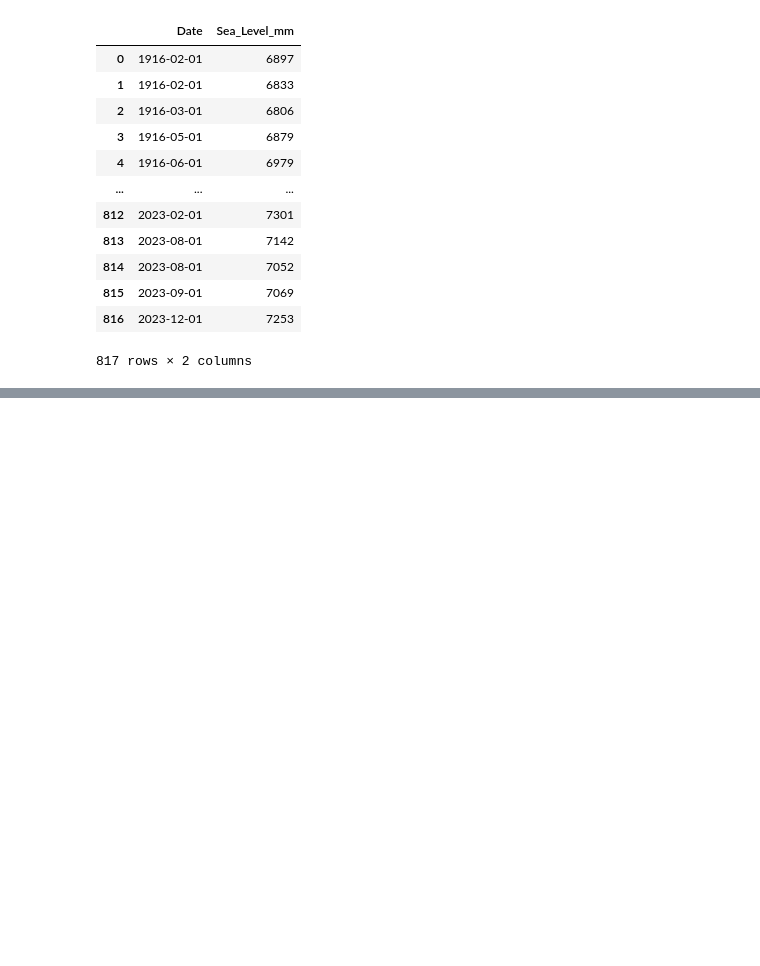
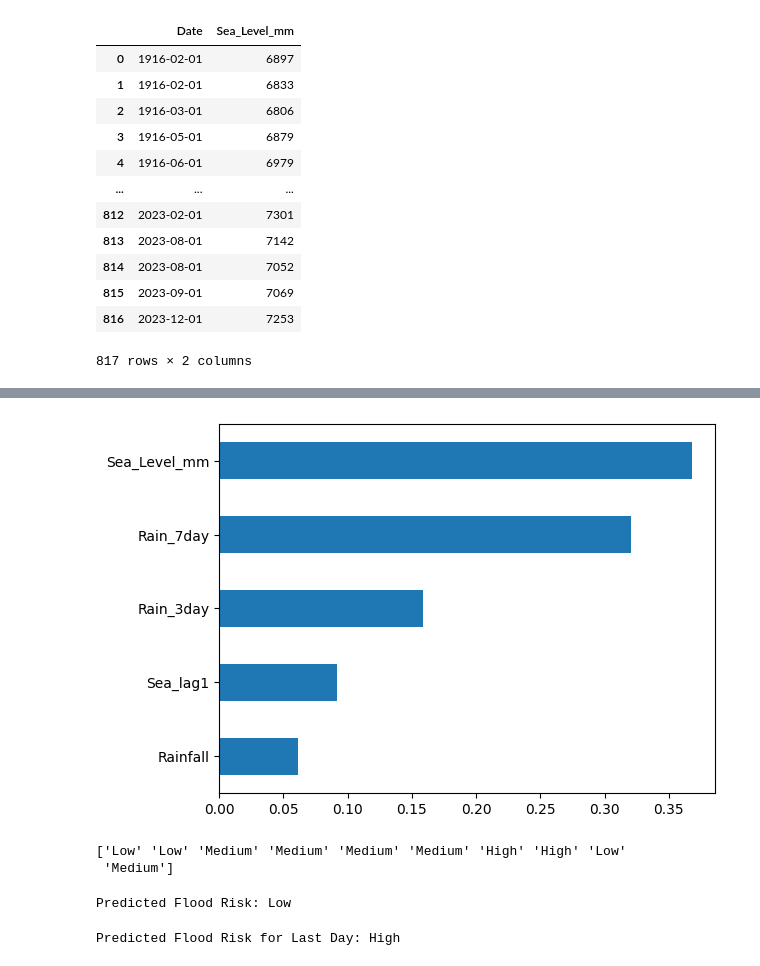
Before and after one commit to Hariharan-codeWorld/Coastal-prediction, a Jupyter notebook: main.ipynb, the cells around one changed output, grey strips where cells are left out. Drawn from its saved outputs; the diff is of its cells as text; code cells hidden in the pictures; blank space fills up the shorter version.

Commit message:
Second time cleaning the dataset but this time in a proper manner

```diff
--- a/main.ipynb
+++ b/main.ipynb
@@ -137,0 +203,39 @@ sea
+# %%
+merged["Risk_Class"] = pd.qcut(
+    merged["Flood_Risk_Index"],
+    q=3,
+    labels=["Low", "Medium", "High"]
+)
+# %%
+from sklearn.ensemble import RandomForestClassifier
+from sklearn.metrics import classification_report, confusion_matrix
+
+# Features and target
+X = merged[["Rainfall", "Rain_3day", "Rain_7day", "Sea_Level_mm", "Sea_lag1"]]
+y = merged["Risk_Class"]
+merged["Rain_Intensity"] = merged["Rain_3day"] / (merged["Rain_7day"] + 1)
+
+# Time-based split (80% train, 20% test)
+split_index = int(len(X) * 0.8)
+
+X_train = X.iloc[:split_index]
+X_test = X.iloc[split_index:]
+
+y_train = y.iloc[:split_index]
+y_test = y.iloc[split_index:]
+
+# Improved RandomForest
+model = RandomForestClassifier(
+    n_estimators=300,
+    max_depth=8,
+    min_samples_split=4,
+    random_state=42
+)
+
+model.fit(X_train, y_train)
+
+# Predictions
+y_pred = model.predict(X_test)
+
+print(confusion_matrix(y_test, y_pred))
+print(classification_report(y_test, y_pred))
@@ -137,0 +253,34 @@ sea
+# %%
+import matplotlib.pyplot as plt
+
+importance = pd.Series(model.feature_importances_, index=X.columns)
+importance.sort_values().plot(kind="barh")
+plt.show()
+# %% [output]
+[figure, added]
+# %%
+y_pred = model.predict(X_test)
+
+print(y_pred[:10])
+# %% [output]
+['Low' 'Low' 'Medium' 'Medium' 'Medium' 'Medium' 'High' 'High' 'Low'
+ 'Medium']
+# %%
+new_data = pd.DataFrame(
+    [[120, 250, 400, 0.8, 0.75]],
+    columns=["Rainfall", "Rain_3day", "Rain_7day", "Sea_Level_mm", "Sea_lag1"]
+)
+
+prediction = model.predict(new_data)
+
+print("Predicted Flood Risk:", prediction[0])
+# %% [output]
+Predicted Flood Risk: Low
+# %%
+latest = X.iloc[[-1]]   # last row
+
+prediction = model.predict(latest)
+
+print("Predicted Flood Risk for Last Day:", prediction[0])
+# %% [output]
+Predicted Flood Risk for Last Day: High
```
Also changed, not shown: parts of 18 cells of this notebook, 2 other files.
